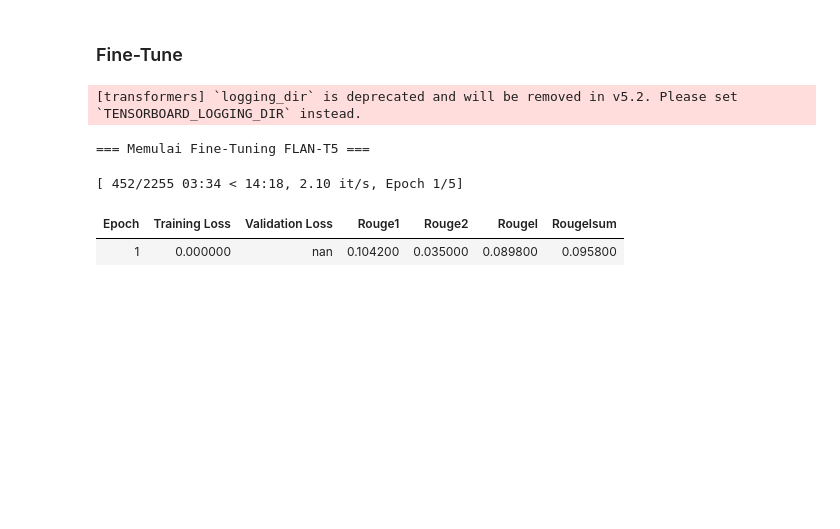
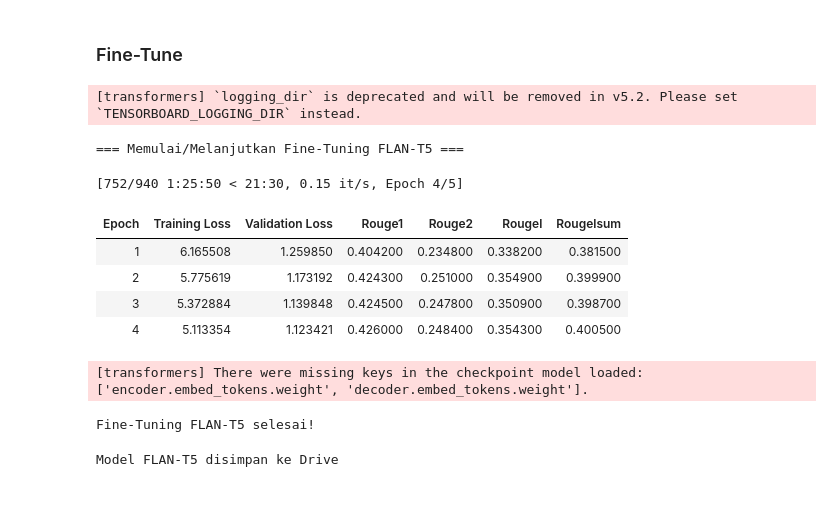
Before and after one commit to Sabitwise/NLP-ArticleSummarization, a Jupyter notebook: History_Article_Modelling.ipynb, the cells around one changed output. Drawn from its saved outputs; the diff is of its cells as text; code cells hidden in the pictures; blank space fills up the shorter version.

```diff
--- a/History_Article_Modelling.ipynb
+++ b/History_Article_Modelling.ipynb
@@ -517,12 +367,26 @@ rouge = evaluate.load("rouge")
 
 def compute_metrics_flan(eval_pred):
     predictions, labels = eval_pred
+
+    # Kadang model mereturn tuple, ambil elemen pertamanya
+    if isinstance(predictions, tuple):
+        predictions = predictions[0]
+
+    # Ganti secara masif semua nilai -100 menjadi pad_token_id di kedua variabel
+    predictions = np.where(predictions != -100, predictions, tokenizer_flan.pad_token_id)
+    labels = np.where(labels != -100, labels, tokenizer_flan.pad_token_id)
+
+    # Decode menjadi teks
     decoded_preds = tokenizer_flan.batch_decode(predictions, skip_special_tokens=True)
-    labels = [[(l if l != -100 else tokenizer_flan.pad_token_id) for l in label] for label in labels]
     decoded_labels = tokenizer_flan.batch_decode(labels, skip_special_tokens=True)
+
+    # Rapikan format baris untuk perhitungan ROUGE
     decoded_preds  = ["\n".join(p.strip().split(".")) for p in decoded_preds]
     decoded_labels = ["\n".join(l.strip().split(".")) for l in decoded_labels]
-    result = rouge.compute(predictions=decoded_preds, references=decoded_labels, use_stemmer=True)
+
+    # Ingat use_stemmer=False
+    result = rouge.compute(predictions=decoded_preds, references=decoded_labels, use_stemmer=False)
+
     return {k: round(v, 4) for k, v in result.items()}
 
 data_collator_flan = DataCollatorForSeq2Seq(
@@ -534,50 +398,63 @@ data_collator_flan = DataCollatorForSeq2Seq(
 # %% [markdown]
 ### Fine-Tune
 # %%
+torch.cuda.empty_cache()
+import gc
+gc.collect()
+
 training_args_flan = Seq2SeqTrainingArguments(
-    output_dir="./flan_t5_results",
+    output_dir="/content/drive/MyDrive/NLP_Project/flan_t5_results", # UBAH KE DRIVE
     eval_strategy="epoch",
     save_strategy="epoch",
     learning_rate=5e-5,
-    per_device_train_batch_size=8,
-    per_device_eval_batch_size=8,
+    per_device_train_batch_size=2,
+    per_device_eval_batch_size=2,
+    gradient_accumulation_steps=4,
     num_train_epochs=5,
     weight_decay=0.01,
     predict_with_generate=True,
-    generation_max_length=100,
+    generation_max_length=150,
     load_best_model_at_end=True,
     metric_for_best_model="rouge2",
-    fp16=torch.cuda.is_available(),
-    logging_dir="./logs_flan",
+    fp16=False, # Tetap False sesuai perbaikan sebelumnya
+    logging_dir="/content/drive/MyDrive/NLP_Project/logs_flan", # UBAH KE DRIVE
     logging_steps=50,
     report_to="none",
+    save_total_limit=2, # Tambahan opsional: agar Drive tidak penuh, simpan 2 checkpoint terakhir saja
 )
 
 trainer_flan = Seq2SeqTrainer(
     model=model_flan,
     args=training_args_flan,
     train_dataset=tokenized_flan["train"],
     eval_dataset=tokenized_flan["validation"],
     processing_class=tokenizer_flan,
     data_collator=data_collator_flan,
     compute_metrics=compute_metrics_flan,
     callbacks=[EarlyStoppingCallback(early_stopping_patience=2)]
 )
 
-print("=== Memulai Fine-Tuning FLAN-T5 ===")
+print("=== Memulai/Melanjutkan Fine-Tuning FLAN-T5 ===")
+# UBAH BARIS INI: Colab akan otomatis mencari checkpoint di output_dir
 trainer_flan.train()
 print("\nFine-Tuning FLAN-T5 selesai!")
 
 # Simpan model
-trainer_flan.save_model("./flan_t5_finetuned")
-tokenizer_flan.save_pretrained("./flan_t5_finetuned")
-print("Model FLAN-T5 disimpan ke ./flan_t5_finetuned")
+trainer_flan.save_model("/content/drive/MyDrive/NLP_Project/flan_t5_finetuned")
+tokenizer_flan.save_pretrained("/content/drive/MyDrive/NLP_Project/flan_t5_finetuned")
+print("Model FLAN-T5 disimpan ke Drive")
 # %% [output]
 [transformers] `logging_dir` is deprecated and will be removed in v5.2. Please set `TENSORBOARD_LOGGING_DIR` instead.
-=== Memulai Fine-Tuning FLAN-T5 ===
+=== Memulai/Melanjutkan Fine-Tuning FLAN-T5 ===
-[ 452/2255 03:34 < 14:18, 2.10 it/s, Epoch 1/5]
+[752/940 1:25:50 < 21:30, 0.15 it/s, Epoch 4/5]
 | Epoch | Training Loss | Validation Loss | Rouge1 | Rouge2 | Rougel | Rougelsum |
-| 1 | 0.000000 | nan | 0.104200 | 0.035000 | 0.089800 | 0.095800 |
+| 1 | 6.165508 | 1.259850 | 0.404200 | 0.234800 | 0.338200 | 0.381500 |
+| 2 | 5.775619 | 1.173192 | 0.424300 | 0.251000 | 0.354900 | 0.399900 |
+| 3 | 5.372884 | 1.139848 | 0.424500 | 0.247800 | 0.350900 | 0.398700 |
+| 4 | 5.113354 | 1.123421 | 0.426000 | 0.248400 | 0.354300 | 0.400500 |
+[transformers] There were missing keys in the checkpoint model loaded: ['encoder.embed_tokens.weight', 'decoder.embed_tokens.weight'].
+Fine-Tuning FLAN-T5 selesai!
+Model FLAN-T5 disimpan ke Drive
 # %% [markdown]
 ##
 # %% [markdown]
```
Also changed, not shown: parts of 26 cells of this notebook, 2 other files.
